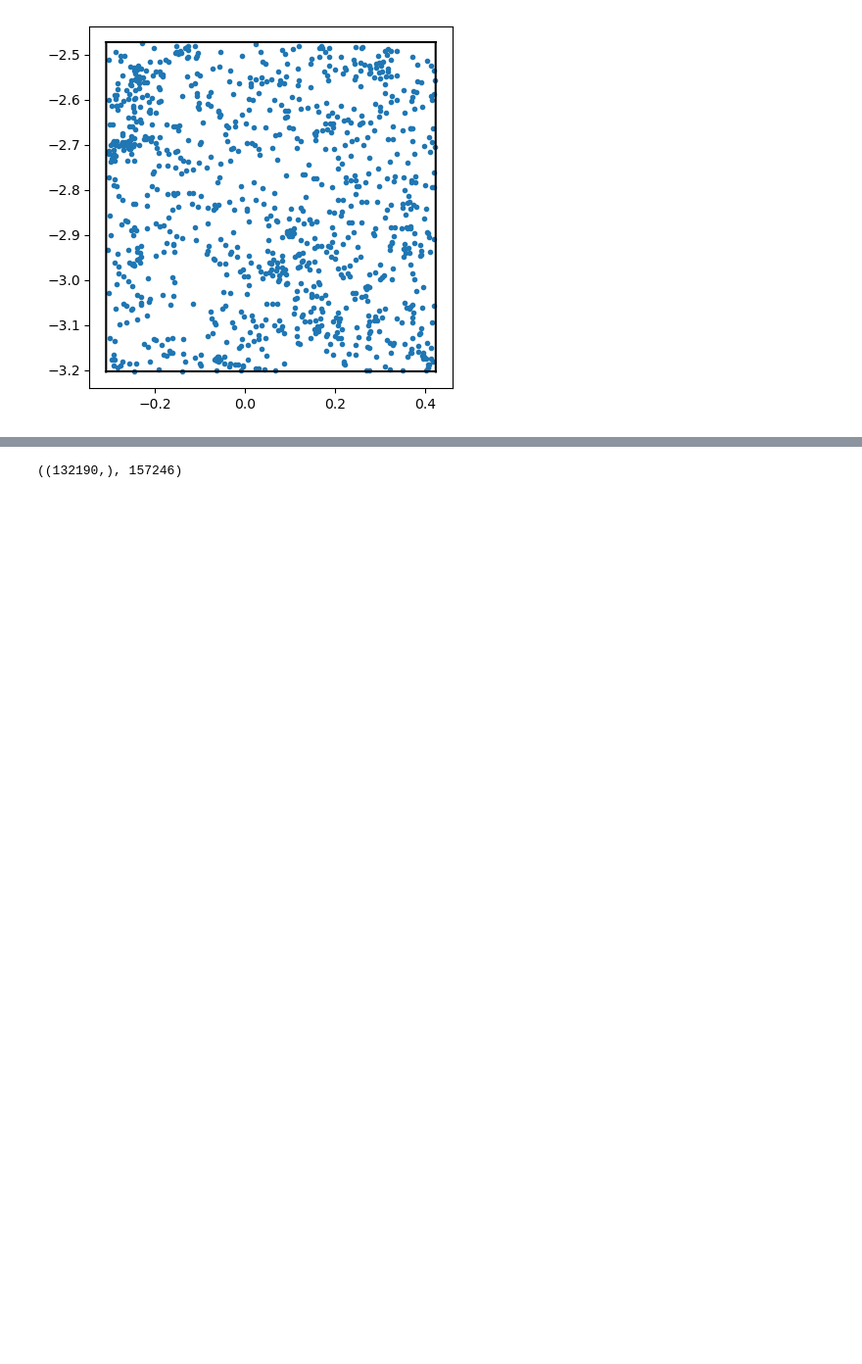
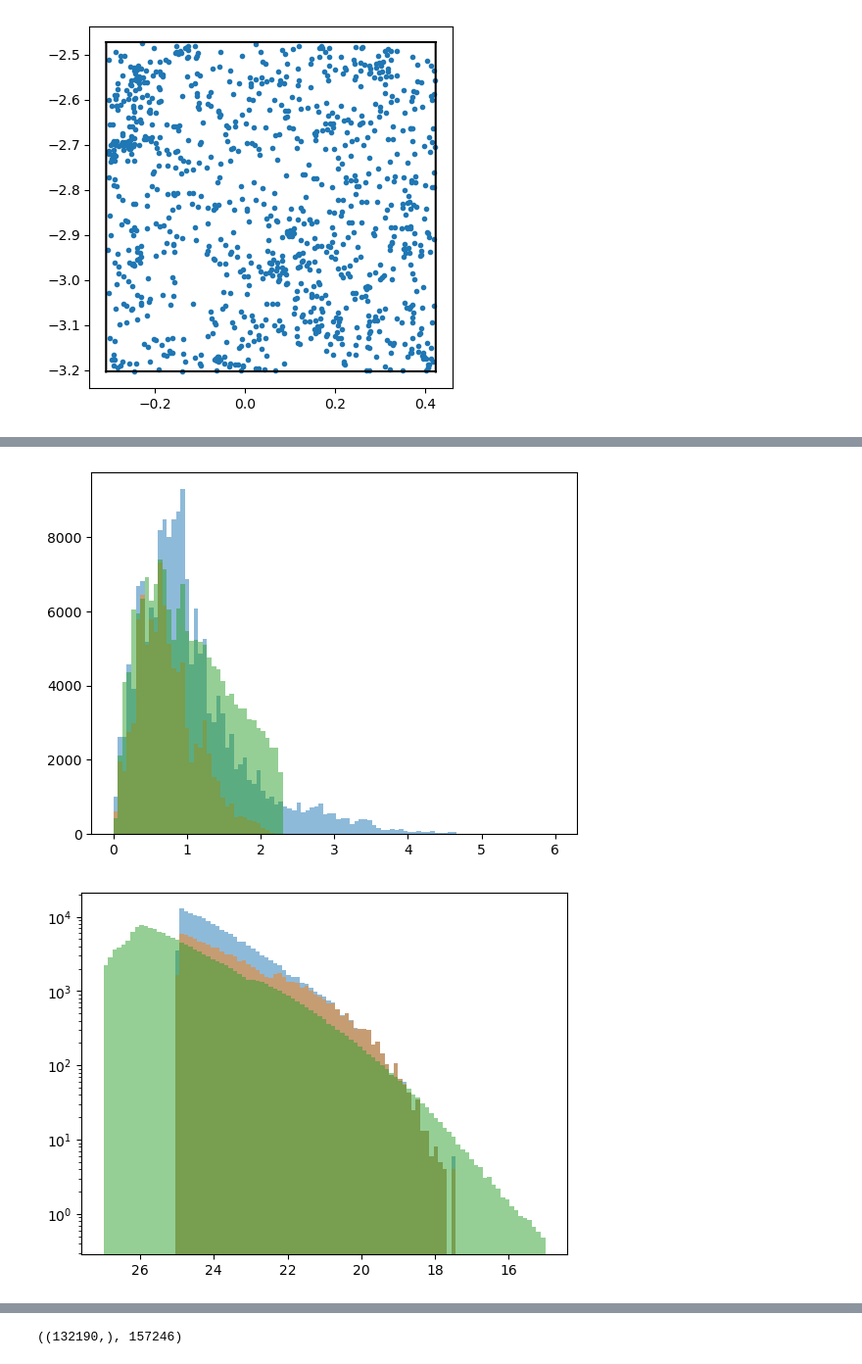
Before and after one commit to beckermr/des-y6-analysis, a Jupyter notebook: 2024_05_02_imsims_cardinal_pos/hacking.ipynb, the cells around one changed output, grey strips where cells are left out. Shown: that part at 98% size. Cells and saved outputs as stored; diff of their text form; code cells hidden in the pictures; blank space fills up the shorter version.

```diff
--- a/2024_05_02_imsims_cardinal_pos/hacking.ipynb
+++ b/2024_05_02_imsims_cardinal_pos/hacking.ipynb
@@ -274,0 +293,18 @@ from scipy.spatial import cKDTree
+# %%
+fig, axs = plt.subplots()
+
+zbins = np.linspace(0, 6, 100)
+axs.hist(tcat["photoz"], bins=zbins, density=False, alpha=0.5)
+axs.hist(tcat["photoz"][msk], bins=zbins, alpha=0.5, density=False)
+axs.hist(d["Z"], density=False, bins=zbins, alpha=0.5, weights=np.ones(d.shape[0]) / d.shape[0] * tcat.shape[0])
+
+fig, axs = plt.subplots()
+
+mbins = np.linspace(15, 27, 100)
+axs.hist(tcat["mag_i_dered"], bins=mbins, log=True, density=False, alpha=0.5)
+axs.hist(tcat["mag_i_dered"][msk], bins=mbins, log=True, density=False, alpha=0.5)
+axs.hist(d["TMAG"][:, 2], density=False, bins=mbins, alpha=0.5, weights=np.ones(d.shape[0]) / d.shape[0] * tcat.shape[0])
+axs.xaxis.set_inverted(True)
+# %% [output]
+[figure, added]
+[figure, added]
```
Also changed, not shown: parts of 16 cells of this notebook, 1 other file.
